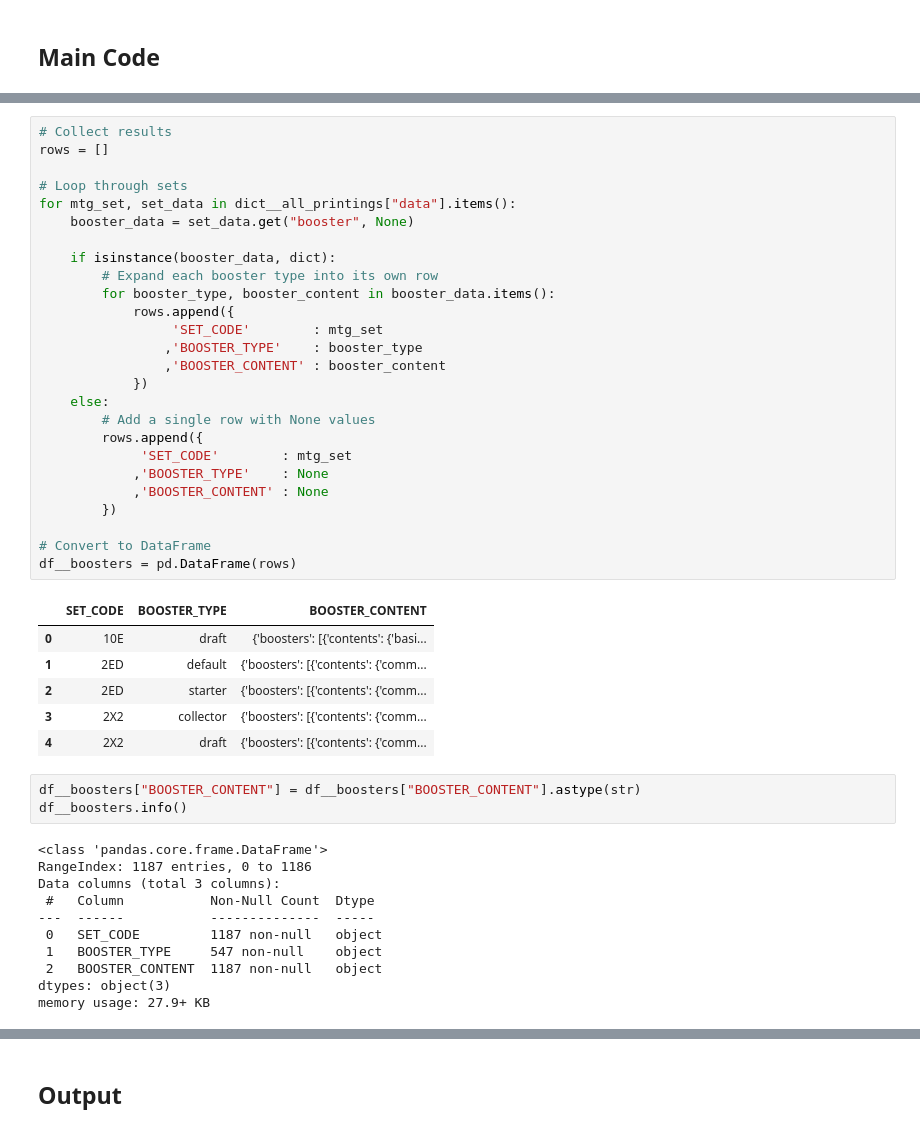
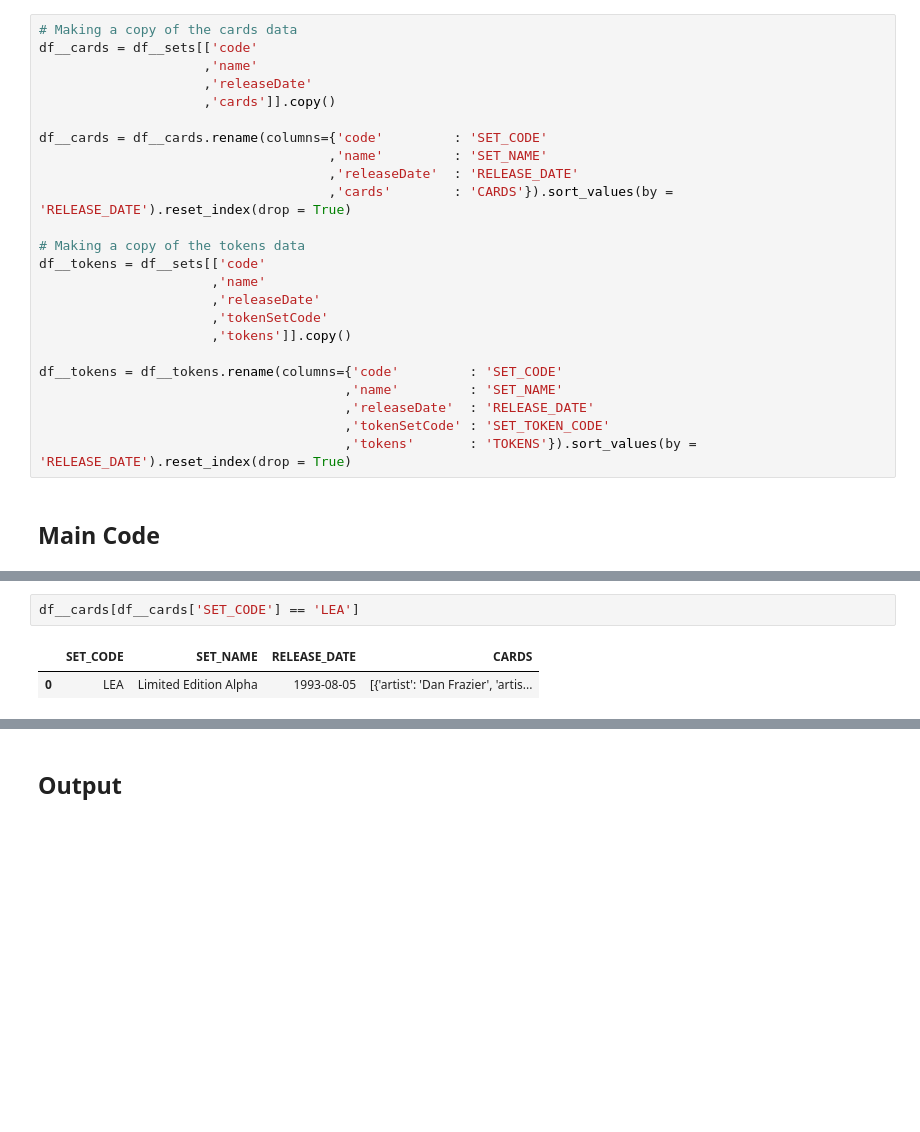
Before and after one commit to demonkeyfire/mtg-analysis-and-modelling, a Jupyter notebook: notebooks/all_printings.ipynb, the cells around one changed output, grey strips where cells are left out. Drawn from its saved outputs; the diff is of its cells as text; blank space fills up the shorter version.

Commit message:
EDA into the card and token tables

```diff
--- a/notebooks/all_printings.ipynb
+++ b/notebooks/all_printings.ipynb
@@ -206,2 +161,26 @@ list_variables_memory
+# %%
+# Making a copy of the cards data
+df__cards = df__sets[['code'
+                     ,'name'
+                     ,'releaseDate'
+                     ,'cards']].copy()
+
+df__cards = df__cards.rename(columns={'code'         : 'SET_CODE'
+                                     ,'name'         : 'SET_NAME'
+                                     ,'releaseDate'  : 'RELEASE_DATE'
+                                     ,'cards'        : 'CARDS'}).sort_values(by = 'RELEASE_DATE').reset_index(drop = True)
+
+# Making a copy of the tokens data
+df__tokens = df__sets[['code'
+                      ,'name'
+                      ,'releaseDate'
+                      ,'tokenSetCode'
+                      ,'tokens']].copy()
+
+df__tokens = df__tokens.rename(columns={'code'         : 'SET_CODE'
+                                       ,'name'         : 'SET_NAME'
+                                       ,'releaseDate'  : 'RELEASE_DATE'
+                                       ,'tokenSetCode' : 'SET_TOKEN_CODE'
+                                       ,'tokens'       : 'TOKENS'}).sort_values(by = 'RELEASE_DATE').reset_index(drop = True)
 # %% [markdown]
 ## Main Code
@@ -226,47 +187,5 @@ Index(['baseSetSize', 'block', 'booster', 'cards', 'cardsphereSetId', 'code',
-# %%
-# Collect results
-rows = []
-
-# Loop through sets
-for mtg_set, set_data in dict__all_printings["data"].items():
-    booster_data = set_data.get("booster", None)
-
-    if isinstance(booster_data, dict):
-        # Expand each booster type into its own row
-        for booster_type, booster_content in booster_data.items():
-            rows.append({
-                 'SET_CODE'        : mtg_set
-                ,'BOOSTER_TYPE'    : booster_type
-                ,'BOOSTER_CONTENT' : booster_content
-            })
-    else:
-        # Add a single row with None values
-        rows.append({
-             'SET_CODE'        : mtg_set
-            ,'BOOSTER_TYPE'    : None
-            ,'BOOSTER_CONTENT' : None
-        })
-
-# Convert to DataFrame
-df__boosters = pd.DataFrame(rows)
-# %% [output]
-|  | SET_CODE | BOOSTER_TYPE | BOOSTER_CONTENT |
-| 0 | 10E | draft | {'boosters': [{'contents': {'basi... |
-| 1 | 2ED | default | {'boosters': [{'contents': {'comm... |
-| 2 | 2ED | starter | {'boosters': [{'contents': {'comm... |
-| 3 | 2X2 | collector | {'boosters': [{'contents': {'comm... |
-| 4 | 2X2 | draft | {'boosters': [{'contents': {'comm... |
-# %%
-df__boosters["BOOSTER_CONTENT"] = df__boosters["BOOSTER_CONTENT"].astype(str)
-df__boosters.info()
-# %% [output]
-<class 'pandas.core.frame.DataFrame'>
-RangeIndex: 1187 entries, 0 to 1186
-Data columns (total 3 columns):
- #   Column           Non-Null Count  Dtype
----  ------           --------------  -----
- 0   SET_CODE         1187 non-null   object
- 1   BOOSTER_TYPE     547 non-null    object
- 2   BOOSTER_CONTENT  1187 non-null   object
-dtypes: object(3)
-memory usage: 27.9+ KB
+# %%
+df__cards[df__cards['SET_CODE'] == 'LEA']
+# %% [output]
+|  | SET_CODE | SET_NAME | RELEASE_DATE | CARDS |
+| 0 | LEA | Limited Edition Alpha | 1993-08-05 | [{'artist': 'Dan Frazier', 'artis... |
```
Also changed, not shown: parts of 9 cells of this notebook.
